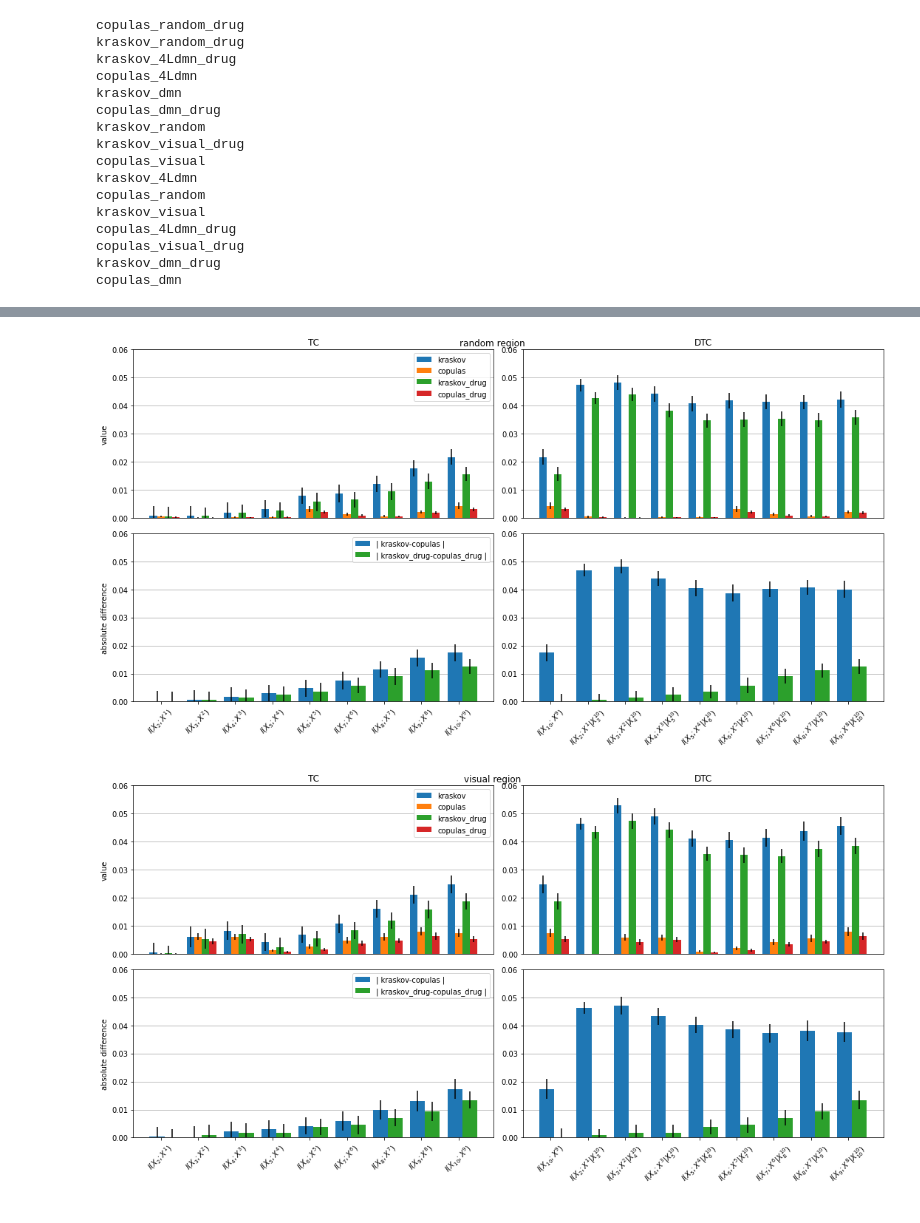
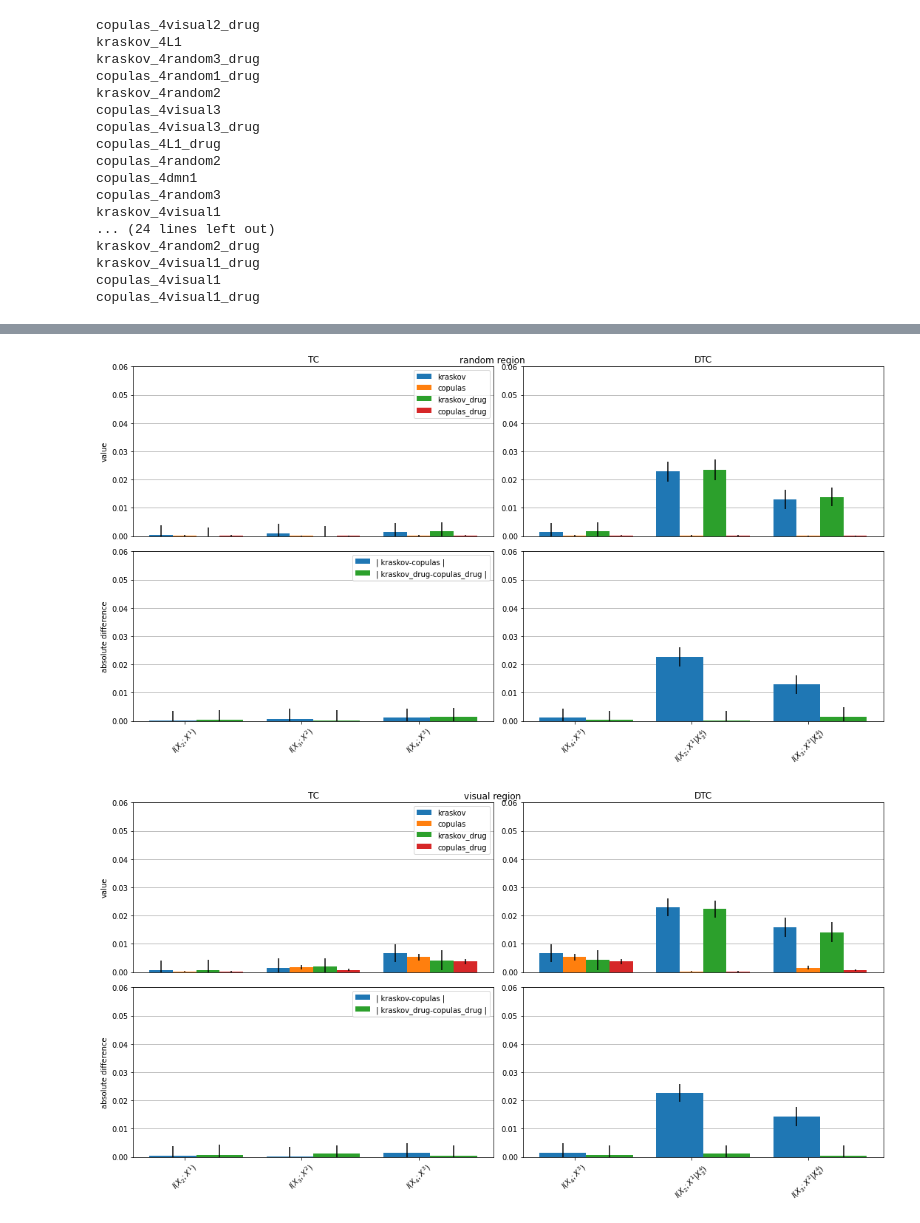
Before and after one commit to cjotade/whole-brain, a Jupyter notebook: src/MI_analysis_terms_DMF.ipynb, the cells around one changed output, grey strips where cells are left out. Cells and saved outputs as stored; diff of their text form; code cells hidden in the pictures.

```diff
--- a/src/MI_analysis_terms_DMF.ipynb
+++ b/src/MI_analysis_terms_DMF.ipynb
@@ -6,0 +5,4 @@ results_folder = '../results/firing_rates_1e5/'
+# %%
+#results_folder = '../results/firing_rates_10/'
+results_folder = '../results/firing_rates_4/'
+#results_folder = '../results/firing_rates_3/'
@@ -7,3 +11,11 @@ results_folder = '../results/firing_rates_1e5/'
+# %%
+num_variables = int(results_folder.split("/")[-2].split("_")[-1])
+if num_variables == 10:
+    num_variables = ""
+    region_subset = ""
+    regions = ["dmn", "random", "visual", "4Ldmn"]
+else:
+    regions = ["dmn", "random", "visual", "L"]
 # %%
 kraskov = {}
 copulas = {}
@@ -35,22 +47,23 @@ for region_result in os.listdir(results_folder):
         copulas[region_result]["DTC_list"] = DTC_list
         copulas[region_result]["DTC_std"] = DTC_std
 # %% [output]
-copulas_random_drug
-kraskov_random_drug
-kraskov_4Ldmn_drug
-copulas_4Ldmn
-kraskov_dmn
-copulas_dmn_drug
-kraskov_random
-kraskov_visual_drug
-copulas_visual
-kraskov_4Ldmn
-copulas_random
-kraskov_visual
-copulas_4Ldmn_drug
-copulas_visual_drug
-kraskov_dmn_drug
-copulas_dmn
+copulas_4visual2_drug
+kraskov_4L1
+kraskov_4random3_drug
+copulas_4random1_drug
+kraskov_4random2
+copulas_4visual3
+copulas_4visual3_drug
+copulas_4L1_drug
+copulas_4random2
+copulas_4dmn1
+copulas_4random3
+kraskov_4visual1
+... (24 lines left out)
+kraskov_4random2_drug
+kraskov_4visual1_drug
+copulas_4visual1
+copulas_4visual1_drug
 # %%
 def barPosition(var, n_vars):
     separation =1
@@ -61,12 +74,12 @@ def barPosition(var, n_vars):
         return ((var-n_vars/2)/n_vars)*width*separation-width/(2*n_vars)
 # %%
 barwidth = 0.8/4
-for i, region in enumerate(["dmn", "random", "visual", "4Ldmn"]):
+for i, region in enumerate(regions):
     # Retrieve Data
-    kraskov_data = kraskov[f"kraskov_{region}"]
-    kraskov_drug_data = kraskov[f"kraskov_{region}_drug"]
-    copulas_data = copulas[f"copulas_{region}"]
-    copulas_drug_data = copulas[f"copulas_{region}_drug"]
+    kraskov_data = kraskov[f"kraskov_{num_variables}{region}{region_subset}"]
+    kraskov_drug_data = kraskov[f"kraskov_{num_variables}{region}{region_subset}_drug"]
+    copulas_data = copulas[f"copulas_{num_variables}{region}{region_subset}"]
+    copulas_drug_data = copulas[f"copulas_{num_variables}{region}{region_subset}_drug"]
 
     # Kraskov TC/DTC
     kraskov_TC, kraskov_DTC = kraskov_data["TC_list"], kraskov_data["DTC_list"]
@@ -145,2 +158,2 @@ for i, region in enumerate(["dmn", "random", "visual", "4Ldmn"]):
-[figure, old version]
+[figure, new version]
-[figure, old version]
+[figure, new version]
```
Also changed, not shown: parts of 5 cells of this notebook, 1 other file.
